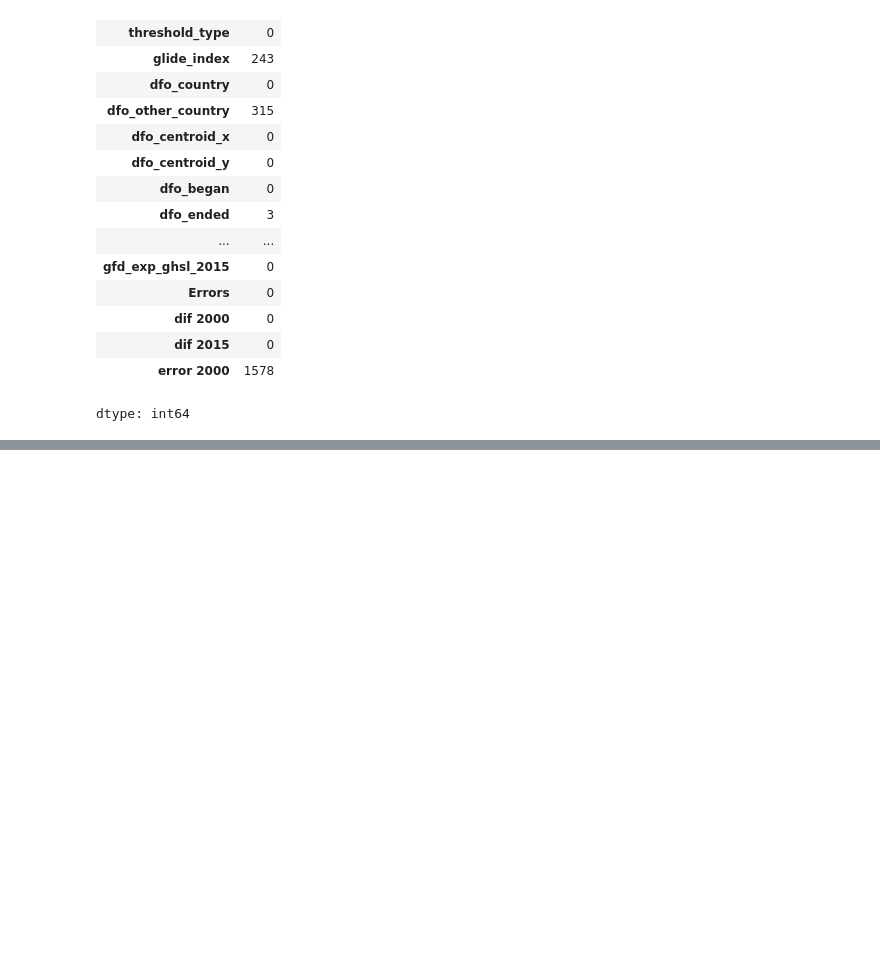
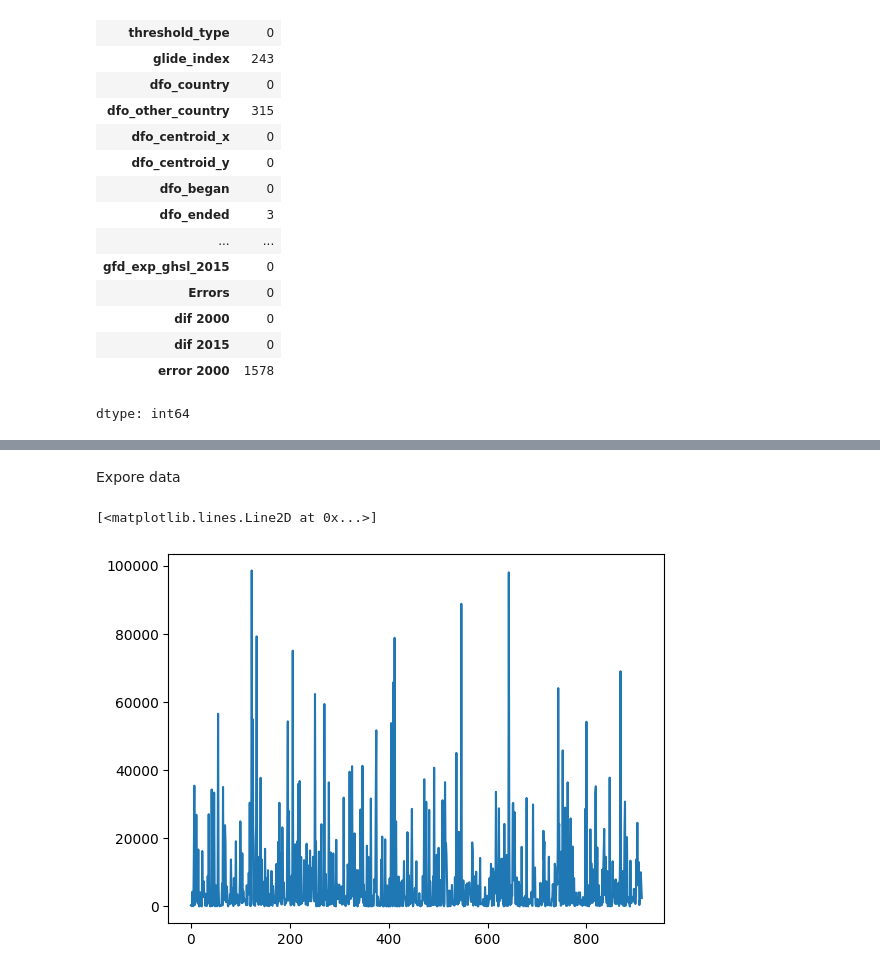
Before and after one commit to 1witsarut/BSC_DPDM2025, a Jupyter notebook: Ch3_Data_preprocessing.ipynb, the cells around one changed output, grey strips where cells are left out. Saved outputs shown, nothing was run; the diff lists cells and outputs as text; code cells hidden in the pictures; blank space fills up the shorter version.

```diff
--- a/Ch3_Data_preprocessing.ipynb
+++ b/Ch3_Data_preprocessing.ipynb
@@ -236,0 +256,2 @@ dtype: int64
+# %% [markdown]
+Expore data
@@ -236,0 +260,5 @@ dtype: int64
+# %%
+plt.plot(flood['gfd_area'])
+# %% [output]
+[<matplotlib.lines.Line2D at 0x...>]
+[figure, added]
```
Also changed, not shown: parts of 23 cells of this notebook.
